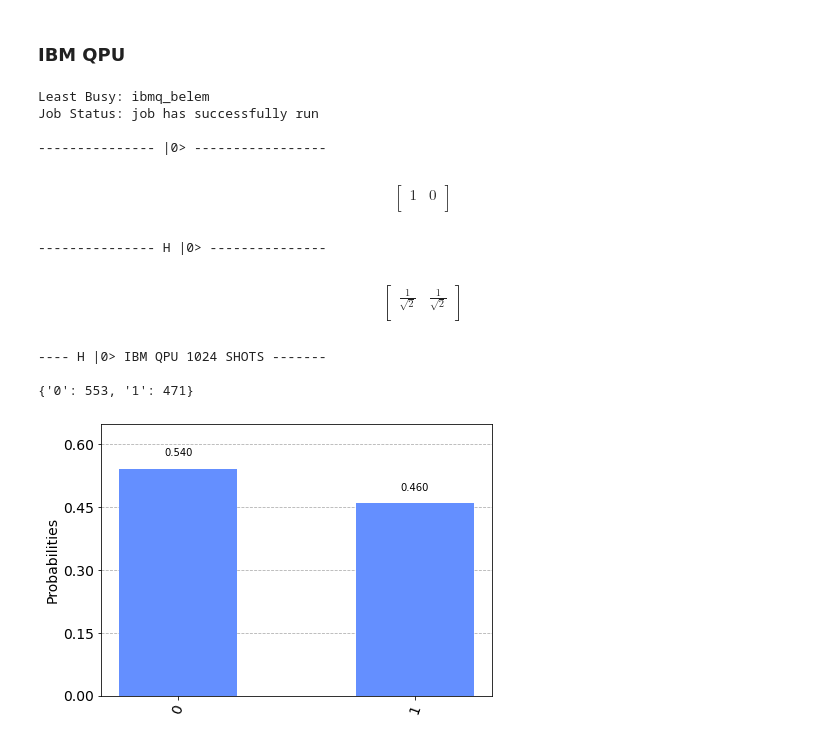
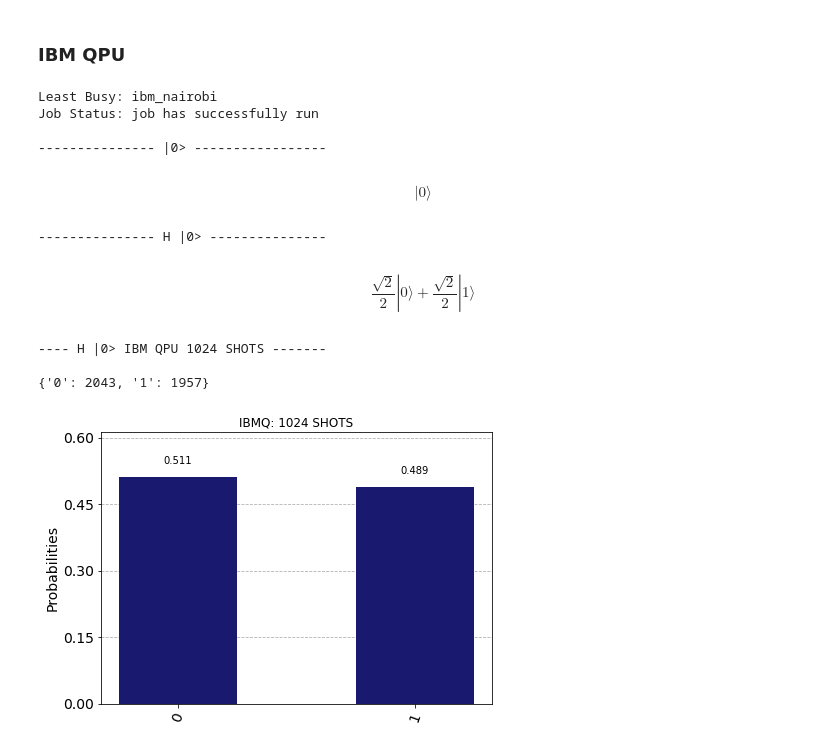
Before and after one commit to katarzynamay/Quantum-Computing-Basics, a Jupyter notebook: HADAMARD.ipynb, the cells around one changed output. Drawn from its saved outputs; the diff is of its cells as text; code cells hidden in the pictures.

Commit message:
fix: adds a new display for the state vector

```diff
--- a/HADAMARD.ipynb
+++ b/HADAMARD.ipynb
@@ -191,44 +191,36 @@ state1 = Statevector(qc)
 qc.measure(qr, cr)
 
 # IBM QPU
 backend    = least_busy(provider.backends(
     filters = lambda b:
     b.configuration().n_qubits >= 2 and not
     b.configuration().simulator and
     b.status().operational == True))
 print(f"Least Busy: {backend}")
 
 executed    = execute(qc, backend = backend)
 job_monitor(executed, interval = 2)
 result      = executed.result()
 results_qpu = result.get_counts(qc)
 
 print("\n--------------- |0> -----------------\n")
 display(state0.draw('latex'))
 
 print("\n--------------- H |0> ---------------\n")
 display(state1.draw('latex'))
 
 print("\n---- H |0> IBM QPU 1024 SHOTS -------\n")
-plot_histogram(results_qpu)
 print(results_qpu)
+display(plot_histogram(results_qpu, color='midnightblue', title="IBMQ: 1024 SHOTS") )
 # %% [output]
-Least Busy: ibmq_belem
+Least Busy: ibm_nairobi
 Job Status: job has successfully run
 
 --------------- |0> -----------------
-$$
-\begin{bmatrix}
-1 & 0  \\
- \end{bmatrix}
-$$
+$$ |0\rangle$$
 --------------- H |0> ---------------
-$$
-\begin{bmatrix}
-\tfrac{1}{\sqrt{2}} & \tfrac{1}{\sqrt{2}}  \\
- \end{bmatrix}
-$$
+$$\frac{\sqrt{2}}{2} |0\rangle+\frac{\sqrt{2}}{2} |1\rangle$$
 ---- H |0> IBM QPU 1024 SHOTS -------
 
-{'0': 553, '1': 471}
+{'0': 2043, '1': 1957}
-[figure, old version]
+[figure, new version]
```
Also changed, not shown: parts of 4 cells of this notebook.
